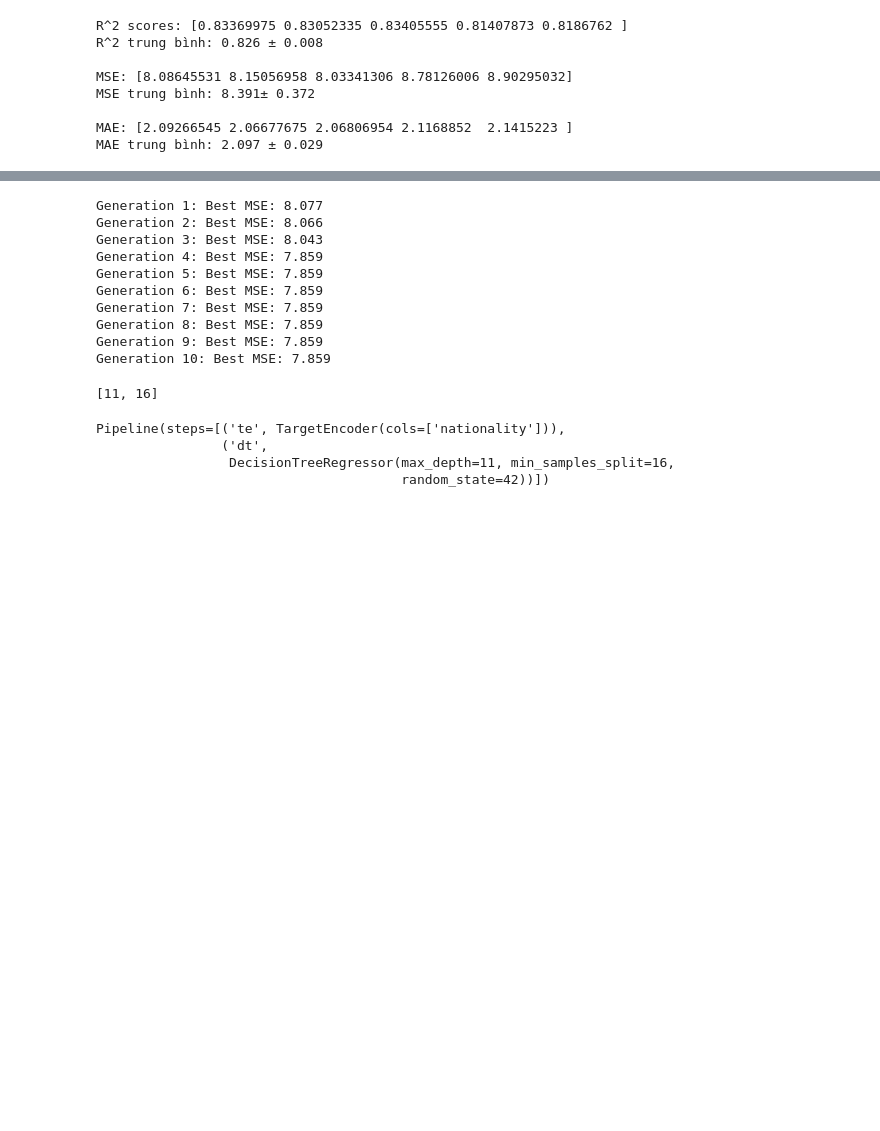
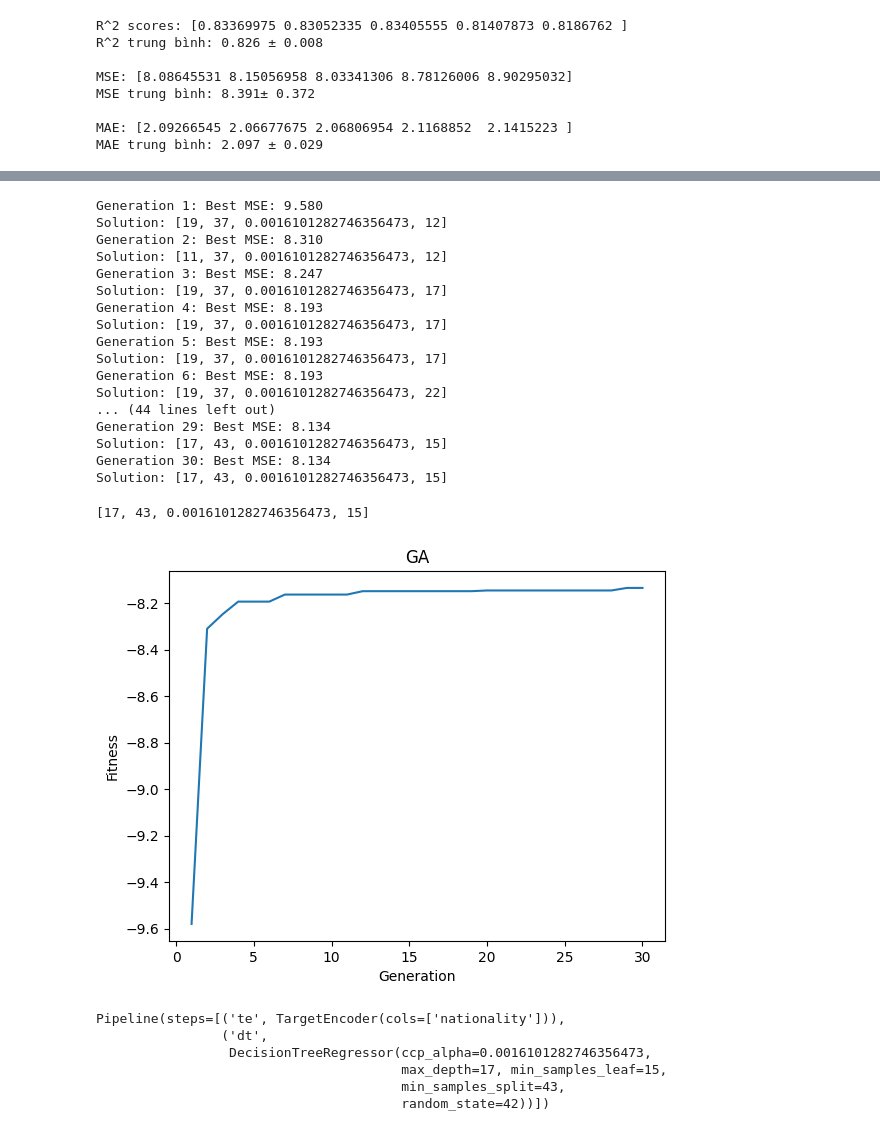
Before and after one commit to nttrung612/Football_Players_Rating_Prediction, a Jupyter notebook: decision_tree.ipynb, the cells around one changed output, grey strips where cells are left out. Cells and saved outputs as stored; diff of their text form; code cells hidden in the pictures; blank space fills up the shorter version.

```diff
--- a/decision_tree.ipynb
+++ b/decision_tree.ipynb
@@ -413,33 +478,61 @@ def genetic_algorithm(pop_size, generations):
     sorted_population = [ind for ind, score in sorted(zip(population, scores), key=lambda x: x[1])]
     return sorted_population[0]
 # %%
-pop_size = 15
-generations = 10
+pop_size = 100
+generations = 30
 
-best_individual = genetic_algorithm(pop_size, generations)
+generation_values = []
+fitness_values = []
+
+best_individual = genetic_algorithm(pop_size, generations, generation_values, fitness_values)
 best_individual
 # %% [output]
-Generation 1: Best MSE: 8.077
-Generation 2: Best MSE: 8.066
-Generation 3: Best MSE: 8.043
-Generation 4: Best MSE: 7.859
-Generation 5: Best MSE: 7.859
-Generation 6: Best MSE: 7.859
-Generation 7: Best MSE: 7.859
-Generation 8: Best MSE: 7.859
-Generation 9: Best MSE: 7.859
-Generation 10: Best MSE: 7.859
+Generation 1: Best MSE: 9.580
+Solution: [19, 37, 0.0016101282746356473, 12]
+Generation 2: Best MSE: 8.310
+Solution: [11, 37, 0.0016101282746356473, 12]
+Generation 3: Best MSE: 8.247
+Solution: [19, 37, 0.0016101282746356473, 17]
+Generation 4: Best MSE: 8.193
+Solution: [19, 37, 0.0016101282746356473, 17]
+Generation 5: Best MSE: 8.193
+Solution: [19, 37, 0.0016101282746356473, 17]
+Generation 6: Best MSE: 8.193
+Solution: [19, 37, 0.0016101282746356473, 22]
+... (44 lines left out)
+Generation 29: Best MSE: 8.134
+Solution: [17, 43, 0.0016101282746356473, 15]
+Generation 30: Best MSE: 8.134
+Solution: [17, 43, 0.0016101282746356473, 15]
-[11, 16]
+[17, 43, 0.0016101282746356473, 15]
+# %%
+import matplotlib.pyplot as plt
+
+plt.plot(generation_values, fitness_values)
+plt.xlabel('Generation')
+plt.ylabel('Fitness')
+plt.title('GA')
+plt.show()
+# %% [output]
+[figure, added]
 # %%
 model = Pipeline([
     ('te', TargetEncoder(cols=['nationality'])),
-    ('dt', DecisionTreeRegressor(random_state=42, max_depth=best_individual[0], min_samples_split=best_individual[1]))
+    ('dt', DecisionTreeRegressor(
+        random_state=42,
+        max_depth=best_individual[0],
+        min_samples_split=best_individual[1],
+        ccp_alpha=best_individual[2],
+        min_samples_leaf=best_individual[3]
+    ))
 ])
 model.fit(X_train, y_train)
 # %% [output]
 Pipeline(steps=[('te', TargetEncoder(cols=['nationality'])),
                 ('dt',
-                 DecisionTreeRegressor(max_depth=11, min_samples_split=16,
+                 DecisionTreeRegressor(ccp_alpha=0.0016101282746356473,
+                                       max_depth=17, min_samples_leaf=15,
+                                       min_samples_split=43,
                                        random_state=42))])
 # %%
 mse_train, mae_train, r2_train = evaluate_model(model, X_train, y_train)
```
Also changed, not shown: parts of 15 cells of this notebook.
